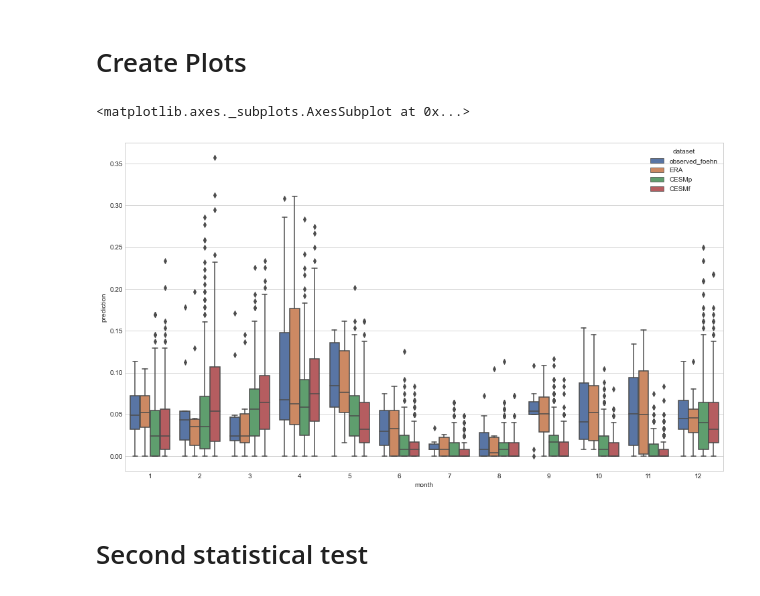
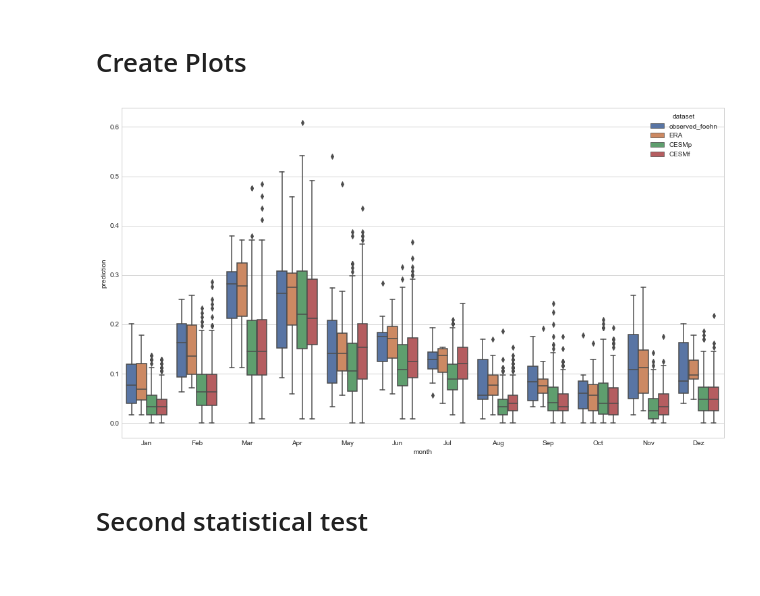
Before and after one commit to ch-mon/foehn-development, a Jupyter notebook: train_model_on_ERAI_and_predict_on_CESM.ipynb, the cells around one changed output. Cells and saved outputs as stored; diff of their text form; code cells hidden in the pictures.

```diff
--- a/train_model_on_ERAI_and_predict_on_CESM.ipynb
+++ b/train_model_on_ERAI_and_predict_on_CESM.ipynb
@@ -332,12 +340,10 @@ df_ERA_reduced_features["Foehn"] = df_ERA_all_features["Foehn"]
 # %%
 quantile_scaler_ERA = QuantileTransformer(subsample=10**(6), random_state=42)
-df_ERA_reduced_train = df_ERA_reduced_features.loc[train_mask, feature_names_reduced]
-df_ERA_reduced_test = df_ERA_reduced_features.loc[test_mask, feature_names_reduced]
-quantile_scaler_ERA.fit(df_ERA_reduced_train)
-df_ERA_reduced_features_scaled_train = pd.DataFrame(quantile_scaler_ERA.transform(df_ERA_reduced_train), columns = feature_names_reduced, index=df_ERA_reduced_train.index)
-df_ERA_reduced_features_scaled_test = pd.DataFrame(quantile_scaler_ERA.transform(df_ERA_reduced_test), columns = feature_names_reduced, index=df_ERA_reduced_test.index)
+quantile_scaler_ERA.fit(df_ERA_reduced_features.loc[train_mask, feature_names_reduced]) # Only fit on training data
 
-df_ERA_reduced_features_scaled = pd.concat([df_ERA_reduced_features_scaled_train, df_ERA_reduced_features_scaled_test], axis=0).sort_index()
+df_ERA_reduced_features_scaled = pd.DataFrame(quantile_scaler_ERA.transform(df_ERA_reduced_features.loc[:, feature_names_reduced]),
+                                              columns = feature_names_reduced,
+                                              index=df_ERA_reduced_features.index)
 df_ERA_reduced_features_scaled["date"] = df_ERA_all_features["date"]
 df_ERA_reduced_features_scaled["Foehn"] = df_ERA_all_features["Foehn"]
 # %% [markdown]
@@ -457,7 +475,7 @@ def get_best_model_through_CV(model, parameters_CV):
     print(f'Precision: {precision_score(df_ERA_reduced_features_scaled.loc[test_mask, "Foehn"], df_ERA_reduced_features_scaled.loc[test_mask, "prediction"])}')
     print(f'Recall: {recall_score(df_ERA_reduced_features_scaled.loc[test_mask, "Foehn"], df_ERA_reduced_features_scaled.loc[test_mask, "prediction"])}')
     print(confusion_matrix(df_ERA_reduced_features_scaled.loc[test_mask, "Foehn"], df_ERA_reduced_features_scaled.loc[test_mask, "prediction"]))
-
+    display(pd.DataFrame({"feature_name": feature_names_reduced, "importance": best_model.feature_importances_}).sort_values(by="importance", ascending=False).reset_index(drop=True).head(10))
 
     precision_scores, recall_scores, f1_scores = [], [], []
     for month in range(1,12+1):
@@ -516,6 +534,7 @@ def train_model_for_each_month(model, parameters):
         print(f'Precision: {precision}')
         print(f'Recall: {recall}')
         print(confusion_matrix(df_ERA_reduced_features_scaled.loc[test_mask_month, "Foehn"], df_ERA_reduced_features_scaled.loc[test_mask_month, "prediction"]))
+        display(pd.DataFrame({"feature_name": feature_names_reduced, "importance": best_model.feature_importances_}).sort_values(by="importance", ascending=False).reset_index(drop=True).head(10))
 
         # Retrain model on full data
         best_model.fit(df_ERA_reduced_features_scaled.loc[all_mask_month, feature_names_reduced],
@@ -527,7 +546,7 @@ def train_model_for_each_month(model, parameters):
     return models_retrained_list, thresholds_list
 # %%
 monthly_models = 1
-estimator = "CGB" # XGB, CATB, LGB, or KNN
+estimator = "LGB" # XGB, CATB, LGB, or KNN
 
 ## XGBoost estimator
 if estimator == "XGB":
@@ -574,6 +593,9 @@ elif estimator == "LGB":
 elif estimator == "KNN":
     model = sklearn.neighbors.KNeighborsClassifier(n_jobs=8,weights="distance")
     parameters = {'n_neighbors': [30,50]}
+elif estimator=="LR":
+    model = sklearn.linear_model.LogisticRegression(random_state=42,class_weight={0:1, 1:20}, max_iter=500, n_jobs=30, penalty="l1", solver="saga")
+    parameters= {"C":[0.1]}
 
 # Monthly or yearly model
 if monthly_models:
@@ -757,10 +973,10 @@ df_monthly_mean_testset = df_monthly_mean[test_mask_final_plot]
 # %%
 # Plot boxplot for mean foehn frequencies for all datasets
 plt.figure(figsize=(16,9))
-sns.boxplot(x="month", y="prediction", data=df_monthly_mean_testset, hue="dataset", hue_order=["observed_foehn", "ERA", "CESMp", "CESMf"])
+fig = sns.boxplot(x="month", y="prediction", data=df_monthly_mean_testset, hue="dataset", hue_order=["observed_foehn", "ERA", "CESMp", "CESMf"])
+fig.set_xticklabels(MONTH_NAMES);
 # %% [output]
-<matplotlib.axes._subplots.AxesSubplot at 0x...>
-[figure, old version]
+[figure, new version]
 # %% [markdown]
 # Second statistical test
 # %%
```
Also changed, not shown: parts of 19 cells of this notebook, 4 other files.
